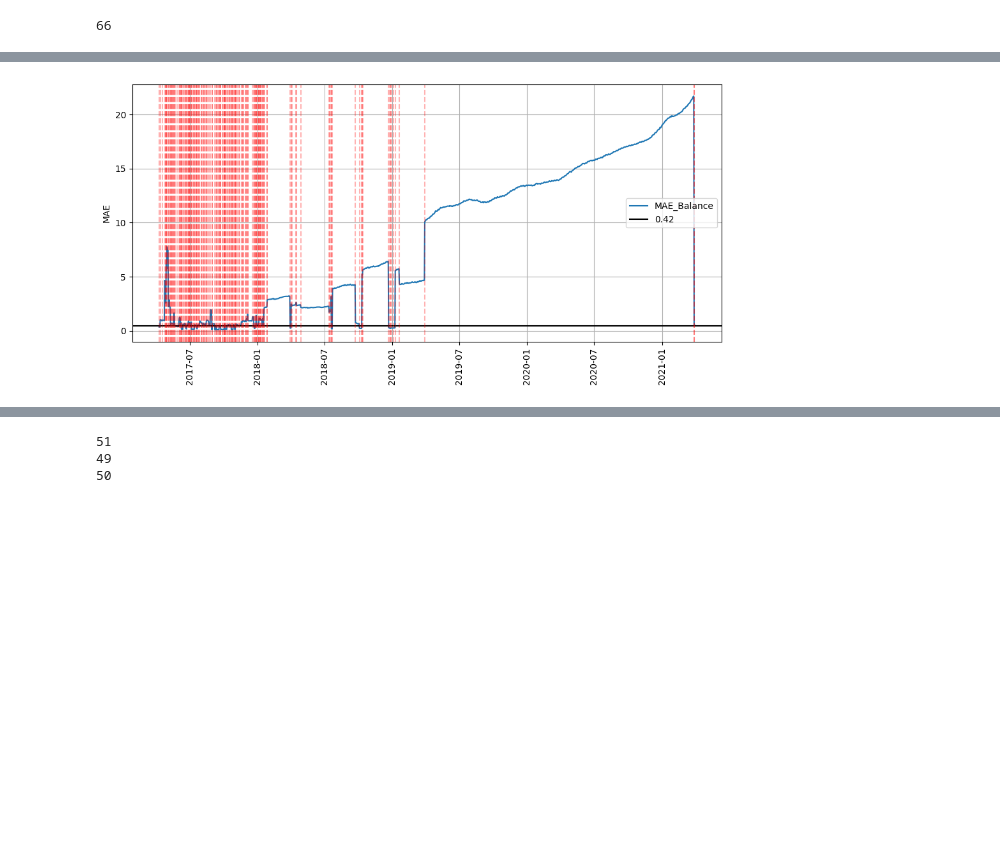
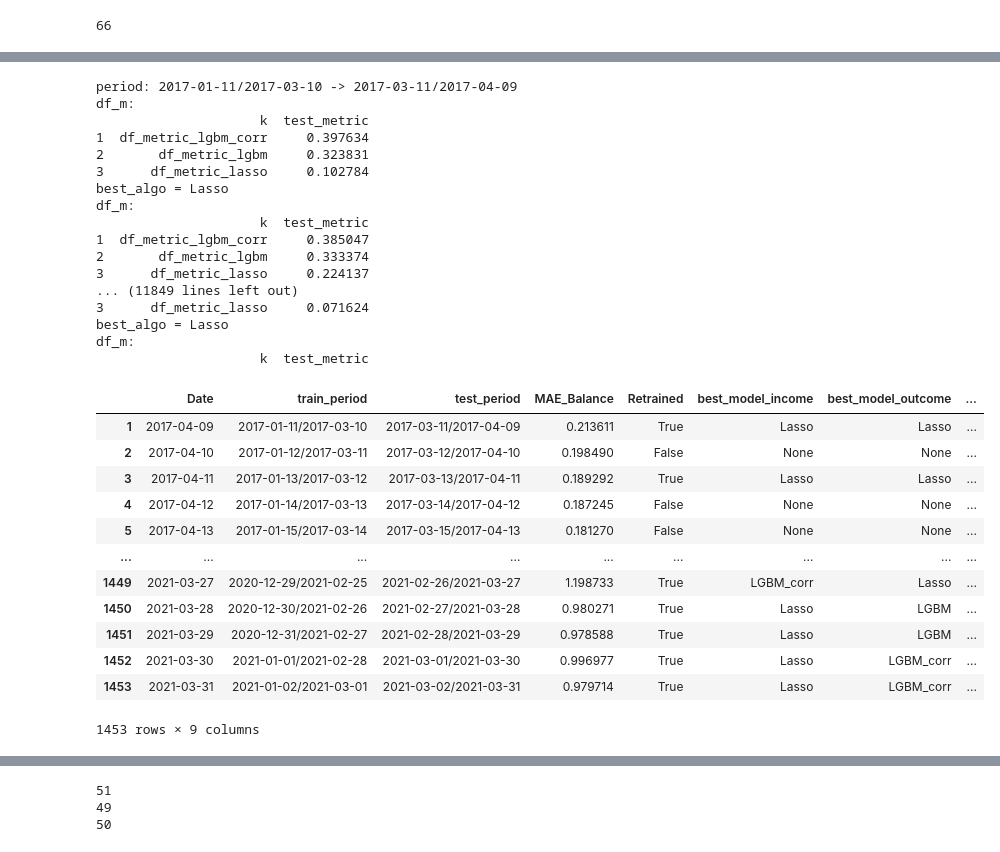
Before and after one commit to Blausher/ts, a Jupyter notebook: project.ipynb, the cells around one changed output, grey strips where cells are left out. Saved outputs shown, nothing was run; the diff lists cells and outputs as text; code cells hidden in the pictures; blank space fills up the shorter version.

```diff
--- a/project.ipynb
+++ b/project.ipynb
@@ -390,16 +307,36 @@ best_algo = LGBM
 # %%
-fig, ax = plt.subplots(figsize=(10, 5))
-ax.plot(df_results['Date'], df_results['MAE_Balance'], label='MAE_Balance')
-plt.axhline(0.42, color = 'black', label = '0.42')
-for d in df_results[df_results['Retrained'].eq(True)]['Date'].values:
-    ax.axvline(x=d, color='red', linestyle='--', alpha=0.3)
-plt.xticks(rotation=90)
-plt.ylabel('MAE')
-plt.legend()
-plt.tight_layout()
-plt.grid();
+mr = ModelRunner(dataframe=df_new, train_sample_format = 'sliding_window')
-# %% [output]
-[figure, removed]
 # %%
-# df_results[df_results['Retrained'].eq(True)]
+mr.run_loop()
+# %% [output]
+period: 2017-01-11/2017-03-10 -> 2017-03-11/2017-04-09
+df_m:
+                     k  test_metric
+1  df_metric_lgbm_corr     0.397634
+2       df_metric_lgbm     0.323831
+3      df_metric_lasso     0.102784
+best_algo = Lasso
+df_m:
+                     k  test_metric
+1  df_metric_lgbm_corr     0.385047
+2       df_metric_lgbm     0.333374
+3      df_metric_lasso     0.224137
+... (11849 lines left out)
+3      df_metric_lasso     0.071624
+best_algo = Lasso
+df_m:
+                     k  test_metric
+|  | Date | train_period | test_period | MAE_Balance | Retrained | best_model_income | best_model_outcome | ... |
+| 1 | 2017-04-09 | 2017-01-11/2017-03-10 | 2017-03-11/2017-04-09 | 0.213611 | True | Lasso | Lasso | ... |
+| 2 | 2017-04-10 | 2017-01-12/2017-03-11 | 2017-03-12/2017-04-10 | 0.198490 | False | None | None | ... |
+| 3 | 2017-04-11 | 2017-01-13/2017-03-12 | 2017-03-13/2017-04-11 | 0.189292 | True | Lasso | Lasso | ... |
+| 4 | 2017-04-12 | 2017-01-14/2017-03-13 | 2017-03-14/2017-04-12 | 0.187245 | False | None | None | ... |
+| 5 | 2017-04-13 | 2017-01-15/2017-03-14 | 2017-03-15/2017-04-13 | 0.181270 | False | None | None | ... |
+| ... | ... | ... | ... | ... | ... | ... | ... | ... |
+| 1449 | 2021-03-27 | 2020-12-29/2021-02-25 | 2021-02-26/2021-03-27 | 1.198733 | True | LGBM_corr | Lasso | ... |
+| 1450 | 2021-03-28 | 2020-12-30/2021-02-26 | 2021-02-27/2021-03-28 | 0.980271 | True | Lasso | LGBM | ... |
+| 1451 | 2021-03-29 | 2020-12-31/2021-02-27 | 2021-02-28/2021-03-29 | 0.978588 | True | Lasso | LGBM | ... |
+| 1452 | 2021-03-30 | 2021-01-01/2021-02-28 | 2021-03-01/2021-03-30 | 0.996977 | True | Lasso | LGBM_corr | ... |
+| 1453 | 2021-03-31 | 2021-01-02/2021-03-01 | 2021-03-02/2021-03-31 | 0.979714 | True | Lasso | LGBM_corr | ... |
+1453 rows × 9 columns
 # %%
```
Also changed, not shown: parts of 5 cells of this notebook, 1 other file.
